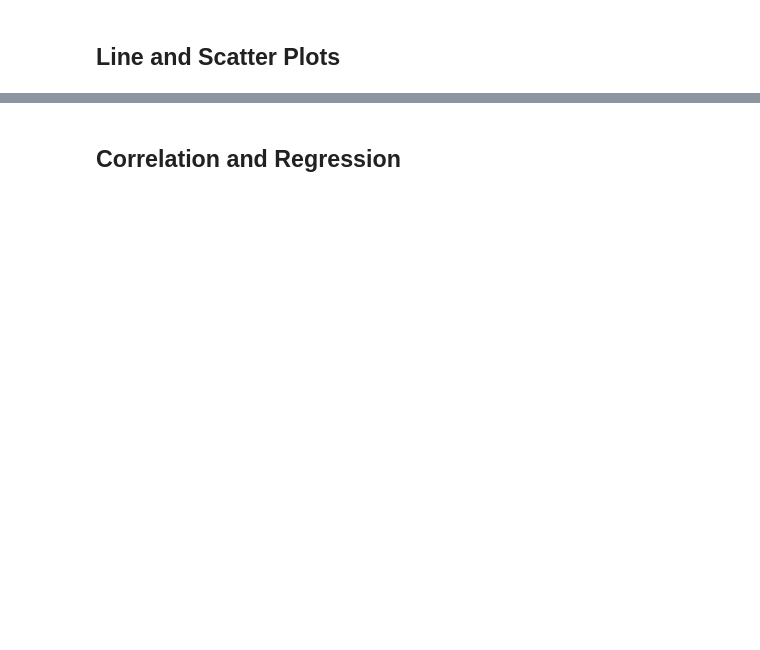
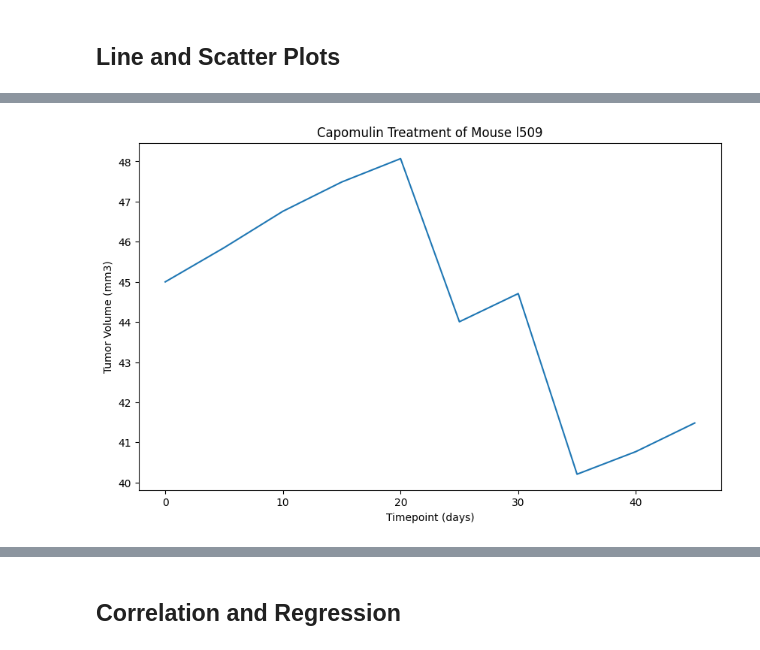
Before and after one commit to arkhanks/Pymaceuticals_Challenge_5, a Jupyter notebook: pymaceuticals_code.ipynb, the cells around one changed output, grey strips where cells are left out. Cells and saved outputs as stored; diff of their text form; code cells hidden in the pictures; blank space fills up the shorter version.

```diff
--- a/pymaceuticals_code.ipynb
+++ b/pymaceuticals_code.ipynb
@@ -410,0 +456,24 @@ Ceftamin's potential outliers: Series([], Name: Tumor Volume (mm3), dtype: float
+# %%
+# Generate a line plot of tumor volume vs. time point for a single mouse treated with Capomulin
+
+mouse_id = 'l509'
+
+# Create new DataFrame with data for a single mouse
+
+mouse_data_df = clean_study_info_df[clean_study_info_df['Mouse ID'] == mouse_id]
+
+# Plotting
+
+plt.figure(figsize=(10, 6))
+
+plt.plot(mouse_data_df['Timepoint'], mouse_data_df['Tumor Volume (mm3)'], marker='')
+
+plt.title(f'Capomulin Treatment of Mouse {mouse_id}')
+
+plt.xlabel('Timepoint (days)')
+
+plt.ylabel('Tumor Volume (mm3)')
+
+plt.show()
+# %% [output]
+[figure, added]
```
Also changed, not shown: parts of 10 cells of this notebook.
